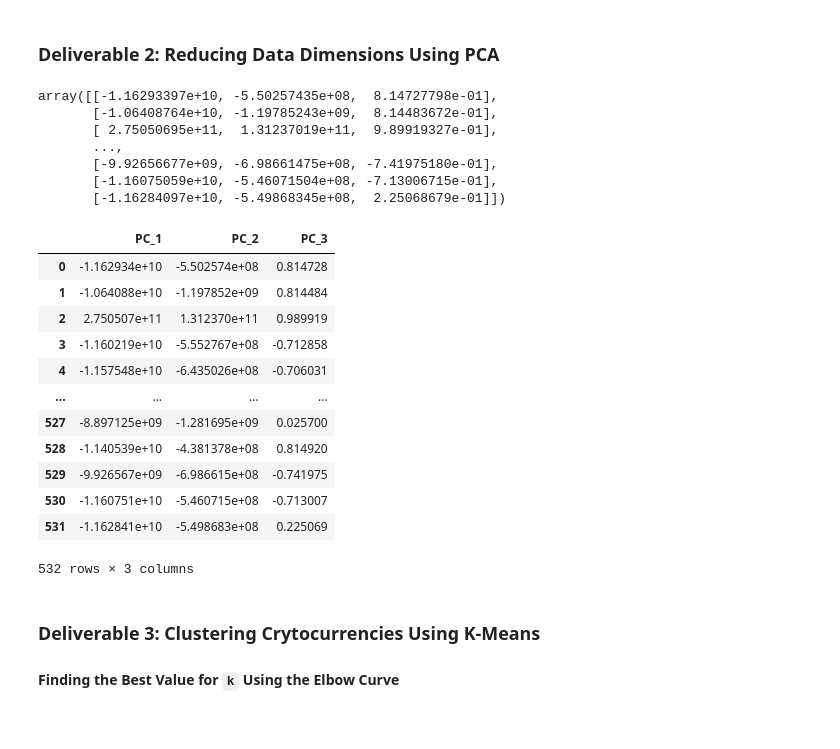
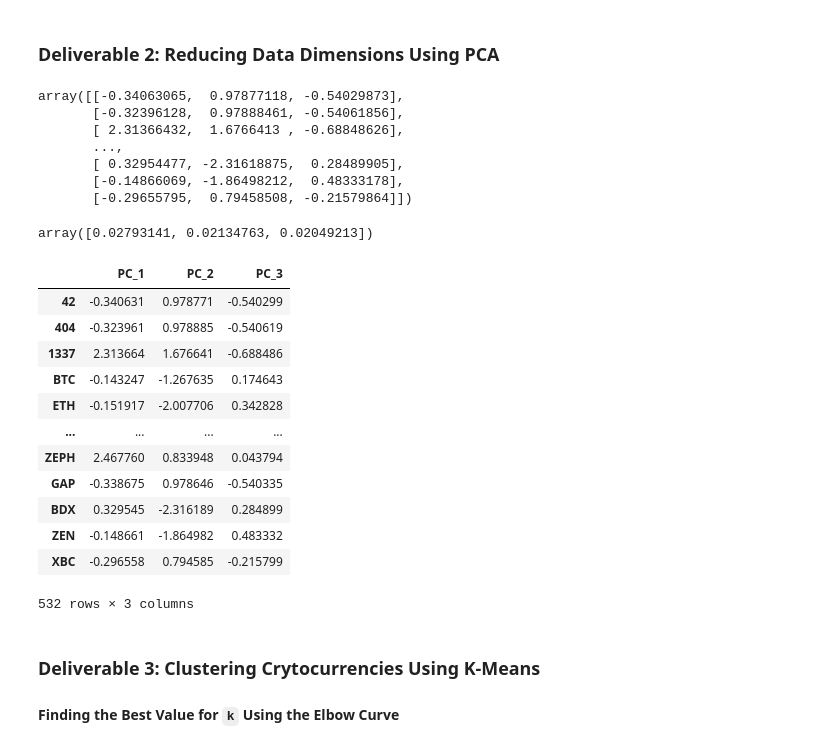
Before and after one commit to coralrofa/Cryptocurrencies, a Jupyter notebook: crypto_clustering.ipynb, the cells around one changed output. Saved outputs shown, nothing was run; the diff lists cells and outputs as text; code cells hidden in the pictures.

```diff
--- a/crypto_clustering.ipynb
+++ b/crypto_clustering.ipynb
@@ -173,9 +167,8 @@ df_coin_name
 532 rows × 1 columns
 # %%
 # Drop the 'CoinName' column since it's not going to be used on the clustering algorithm.
-crypto_df = crypto_df.drop(['CoinName'], axis=1)
-crypto_df.head()
-crypto_df
+crypto_df2 = crypto_df.drop(['CoinName'], axis=1)
+crypto_df2
 # %% [output]
 |  | Algorithm | ProofType | TotalCoinsMined | TotalCoinSupply |
 | 42 | Scrypt | PoW/PoS | 4.199995e+01 | 42 |
@@ -192,7 +185,7 @@ crypto_df
 532 rows × 4 columns
 # %%
 # Use get_dummies() to create variables for text features.
-x = pd.get_dummies(crypto_df, columns=["Algorithm", "ProofType"])
+x = pd.get_dummies(crypto_df2, columns=["Algorithm", "ProofType"])
 x.head()
 # %% [output]
 |  | TotalCoinsMined | TotalCoinSupply | Algorithm_1GB AES Pattern Search | Algorithm_536 | Algorithm_Argon2d | ... |
@@ -205,8 +198,8 @@ x.head()
 # %%
 # Standardize the data with StandardScaler().
 
-x_scaled_df = StandardScaler().fit_transform(x_df)
-print(x_scaled_df[0:5])
+x_df = StandardScaler().fit_transform(x)
+print(x_df[0:5])
 # %% [output]
 [[-0.11710817 -0.1528703  -0.0433963  -0.0433963  -0.0433963  -0.06142951
   -0.07530656 -0.0433963  -0.06142951 -0.06142951 -0.0433963  -0.0433963
@@ -234,36 +227,44 @@ print(x_scaled_df[0:5])
 pca = PCA(n_components=3)
 
 # Get 3 principal components
-x_pca = pca.fit_transform(x)
+x_pca = pca.fit_transform(x_df)
 x_pca
 # %% [output]
-array([[-1.16293397e+10, -5.50257435e+08,  8.14727798e-01],
-       [-1.06408764e+10, -1.19785243e+09,  8.14483672e-01],
-       [ 2.75050695e+11,  1.31237019e+11,  9.89919327e-01],
+array([[-0.34063065,  0.97877118, -0.54029873],
+       [-0.32396128,  0.97888461, -0.54061856],
+       [ 2.31366432,  1.6766413 , -0.68848626],
        ...,
-       [-9.92656677e+09, -6.98661475e+08, -7.41975180e-01],
-       [-1.16075059e+10, -5.46071504e+08, -7.13006715e-01],
-       [-1.16284097e+10, -5.49868345e+08,  2.25068679e-01]])
+       [ 0.32954477, -2.31618875,  0.28489905],
+       [-0.14866069, -1.86498212,  0.48333178],
+       [-0.29655795,  0.79458508, -0.21579864]])
+# %%
+# fetch the explained variance
+pca.explained_variance_ratio_
+# %% [output]
+array([0.02793141, 0.02134763, 0.02049213])
 # %%
 # Create a DataFrame with the three principal components.
+index_list = (x.index.tolist())
 
-x_pca_df = pd.DataFrame(
-    data=x_pca,  columns=["PC_1", "PC_2", "PC_3"]
+pcs_df = pd.DataFrame(
+    data=x_pca,
+    columns=["PC_1", "PC_2", "PC_3"],
+    index = index_list,
 )
-x_pca_df
+pcs_df
 # %% [output]
 |  | PC_1 | PC_2 | PC_3 |
-| 0 | -1.162934e+10 | -5.502574e+08 | 0.814728 |
-| 1 | -1.064088e+10 | -1.197852e+09 | 0.814484 |
-| 2 | 2.750507e+11 | 1.312370e+11 | 0.989919 |
-| 3 | -1.160219e+10 | -5.552767e+08 | -0.712858 |
-| 4 | -1.157548e+10 | -6.435026e+08 | -0.706031 |
+| 42 | -0.340631 | 0.978771 | -0.540299 |
+| 404 | -0.323961 | 0.978885 | -0.540619 |
+| 1337 | 2.313664 | 1.676641 | -0.688486 |
+| BTC | -0.143247 | -1.267635 | 0.174643 |
+| ETH | -0.151917 | -2.007706 | 0.342828 |
 | ... | ... | ... | ... |
-| 527 | -8.897125e+09 | -1.281695e+09 | 0.025700 |
-| 528 | -1.140539e+10 | -4.381378e+08 | 0.814920 |
-| 529 | -9.926567e+09 | -6.986615e+08 | -0.741975 |
-| 530 | -1.160751e+10 | -5.460715e+08 | -0.713007 |
-| 531 | -1.162841e+10 | -5.498683e+08 | 0.225069 |
+| ZEPH | 2.467760 | 0.833948 | 0.043794 |
+| GAP | -0.338675 | 0.978646 | -0.540335 |
+| BDX | 0.329545 | -2.316189 | 0.284899 |
+| ZEN | -0.148661 | -1.864982 | 0.483332 |
+| XBC | -0.296558 | 0.794585 | -0.215799 |
 532 rows × 3 columns
 # %% [markdown]
 ### Deliverable 3: Clustering Crytocurrencies Using K-Means
```
Also changed, not shown: parts of 12 cells of this notebook.
